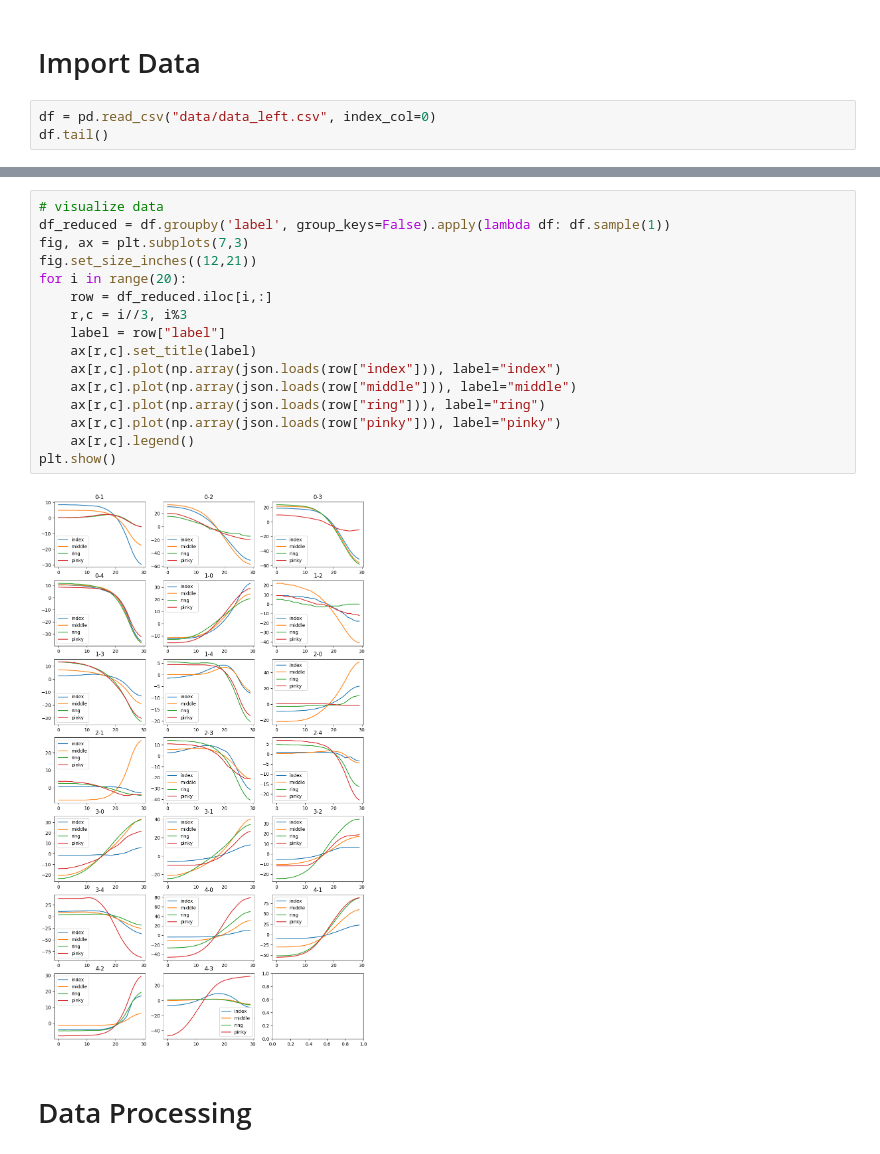
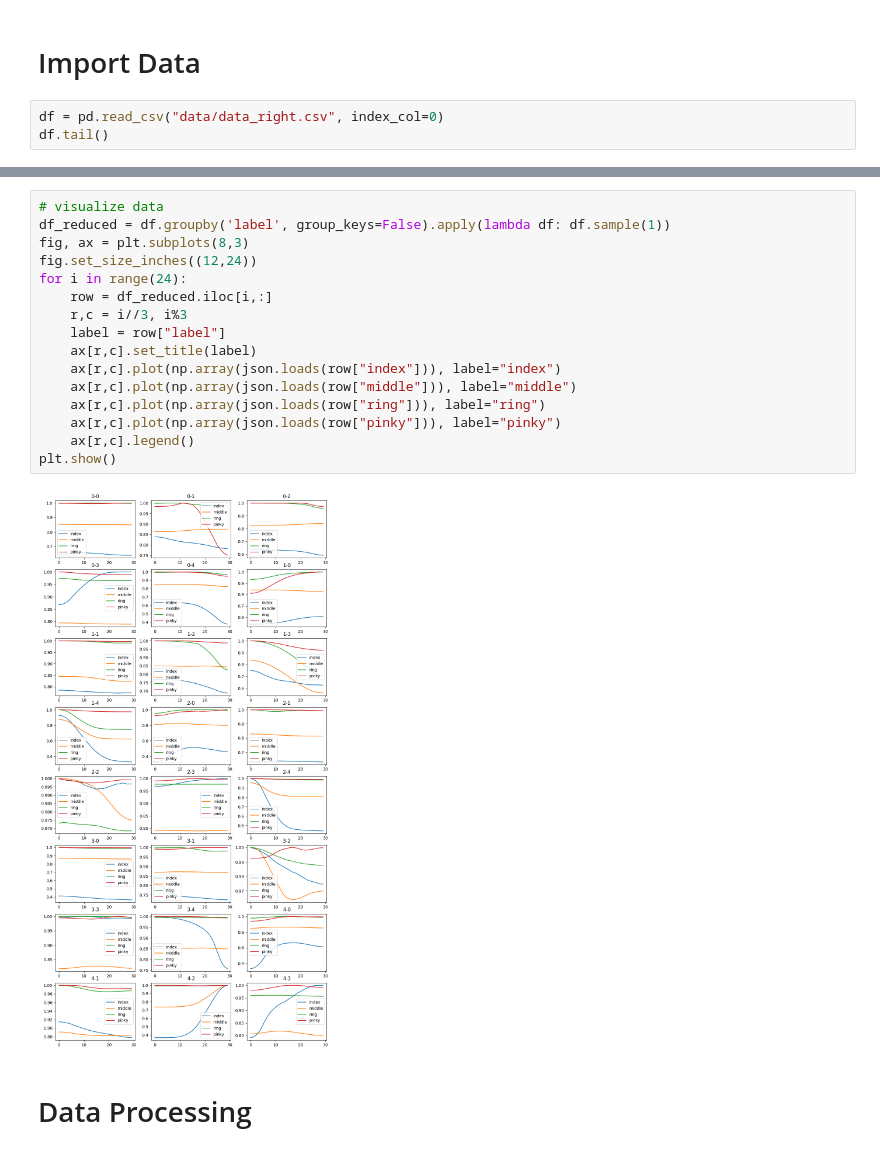
Before and after one commit to rachung2510/oppy, a Jupyter notebook: model_LSTM.ipynb, the cells around one changed output, grey strips where cells are left out. Saved outputs shown, nothing was run; the diff lists cells and outputs as text.

```diff
--- a/model_LSTM.ipynb
+++ b/model_LSTM.ipynb
@@ -22,7 +15,7 @@ To enable them in other operations, rebuild TensorFlow with the appropriate comp
 # %% [markdown]
 # Import Data
 # %%
-df = pd.read_csv("data/data_left.csv", index_col=0)
+df = pd.read_csv("data/data_right.csv", index_col=0)
 df.tail()
 # %% [output]
 |  | index | middle | ring | pinky | label |
@@ -34,21 +27,21 @@ df.tail()
 # %%
 # visualize data
 df_reduced = df.groupby('label', group_keys=False).apply(lambda df: df.sample(1))
-fig, ax = plt.subplots(7,3)
-fig.set_size_inches((12,21))
-for i in range(20):
+fig, ax = plt.subplots(8,3)
+fig.set_size_inches((12,24))
+for i in range(24):
     row = df_reduced.iloc[i,:]
     r,c = i//3, i%3
     label = row["label"]
     ax[r,c].set_title(label)
     ax[r,c].plot(np.array(json.loads(row["index"])), label="index")
     ax[r,c].plot(np.array(json.loads(row["middle"])), label="middle")
     ax[r,c].plot(np.array(json.loads(row["ring"])), label="ring")
     ax[r,c].plot(np.array(json.loads(row["pinky"])), label="pinky")
     ax[r,c].legend()
 plt.show()
 # %% [output]
-[figure, old version]
+[figure, new version]
 # %% [markdown]
 # Data Processing
 # %%
```
Also changed, not shown: parts of 6 cells of this notebook, 1 other file.
